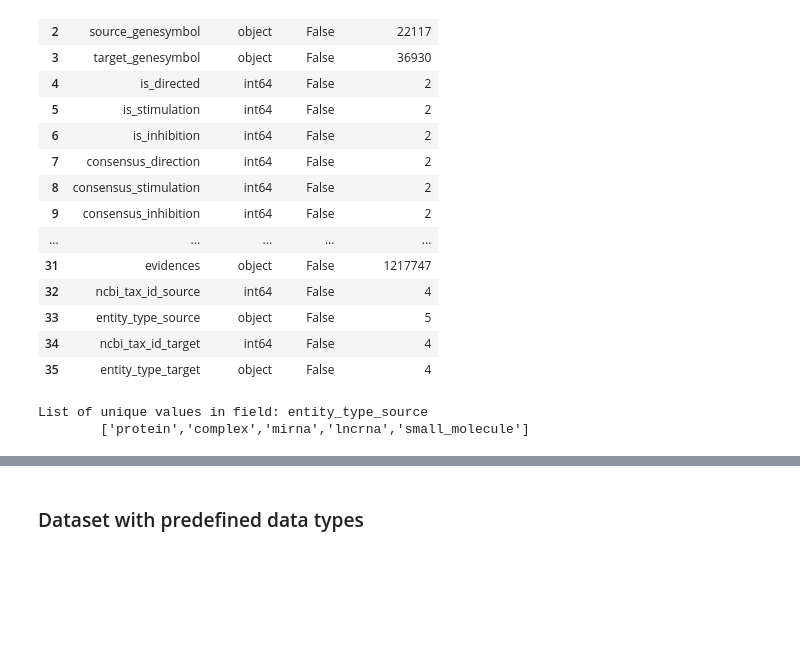
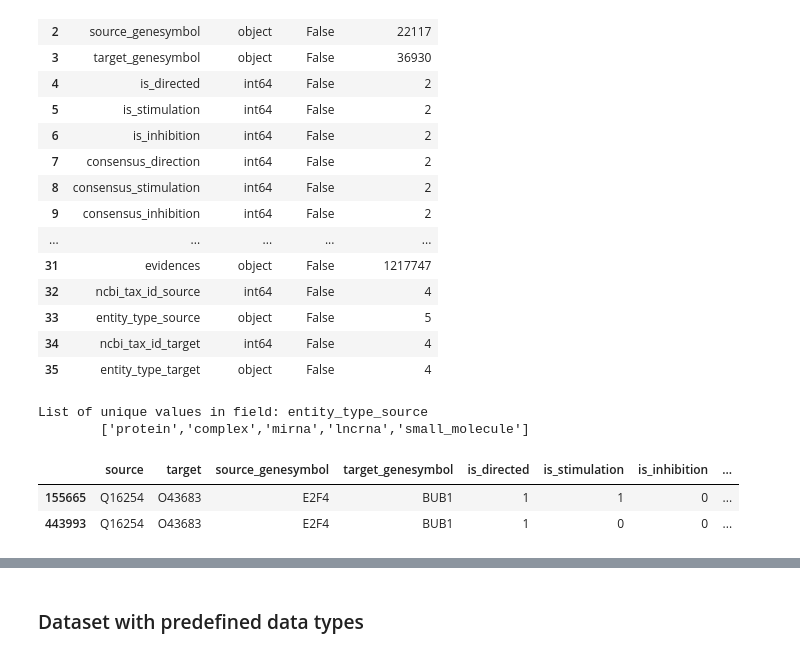
Before and after one commit to njmmatthieu/omnipath-secondary-adapter, a Jupyter notebook: notebooks/EDA_networks_db.ipynb, the cells around one changed output, grey strips where cells are left out. Cells and saved outputs as stored; diff of their text form; code cells hidden in the pictures; blank space fills up the shorter version.

```diff
--- a/notebooks/EDA_networks_db.ipynb
+++ b/notebooks/EDA_networks_db.ipynb
@@ -197,3 +197,13 @@ print("List of unique values in field: {}\n\t{}".format(field, str(interactions_
 # %% [output]
 List of unique values in field: entity_type_source
         ['protein','complex','mirna','lncrna','small_molecule']
+# %%
+filtered = interactions_df[(interactions_df["source"]=="Q16254")
+                         & (interactions_df["target"]=="O43683")]
+#filtered[["source", "target", "is_stimulation", "omnipath"]]
+
+filtered
+# %% [output]
+|  | source | target | source_genesymbol | target_genesymbol | is_directed | is_stimulation | is_inhibition | ... |
+| 155665 | Q16254 | O43683 | E2F4 | BUB1 | 1 | 1 | 0 | ... |
+| 443993 | Q16254 | O43683 | E2F4 | BUB1 | 1 | 0 | 0 | ... |
```
Also changed, not shown: parts of 9 cells of this notebook, 2 other files.
